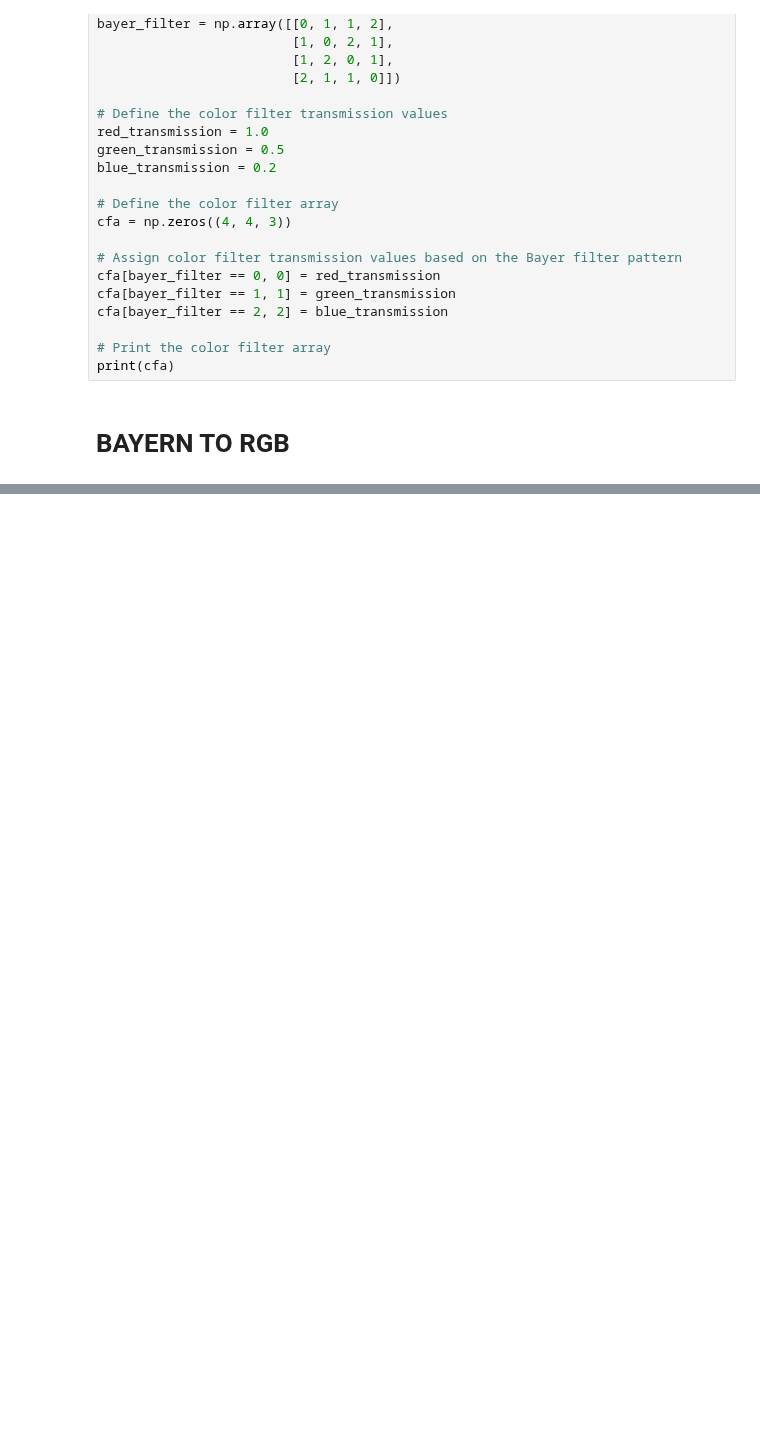
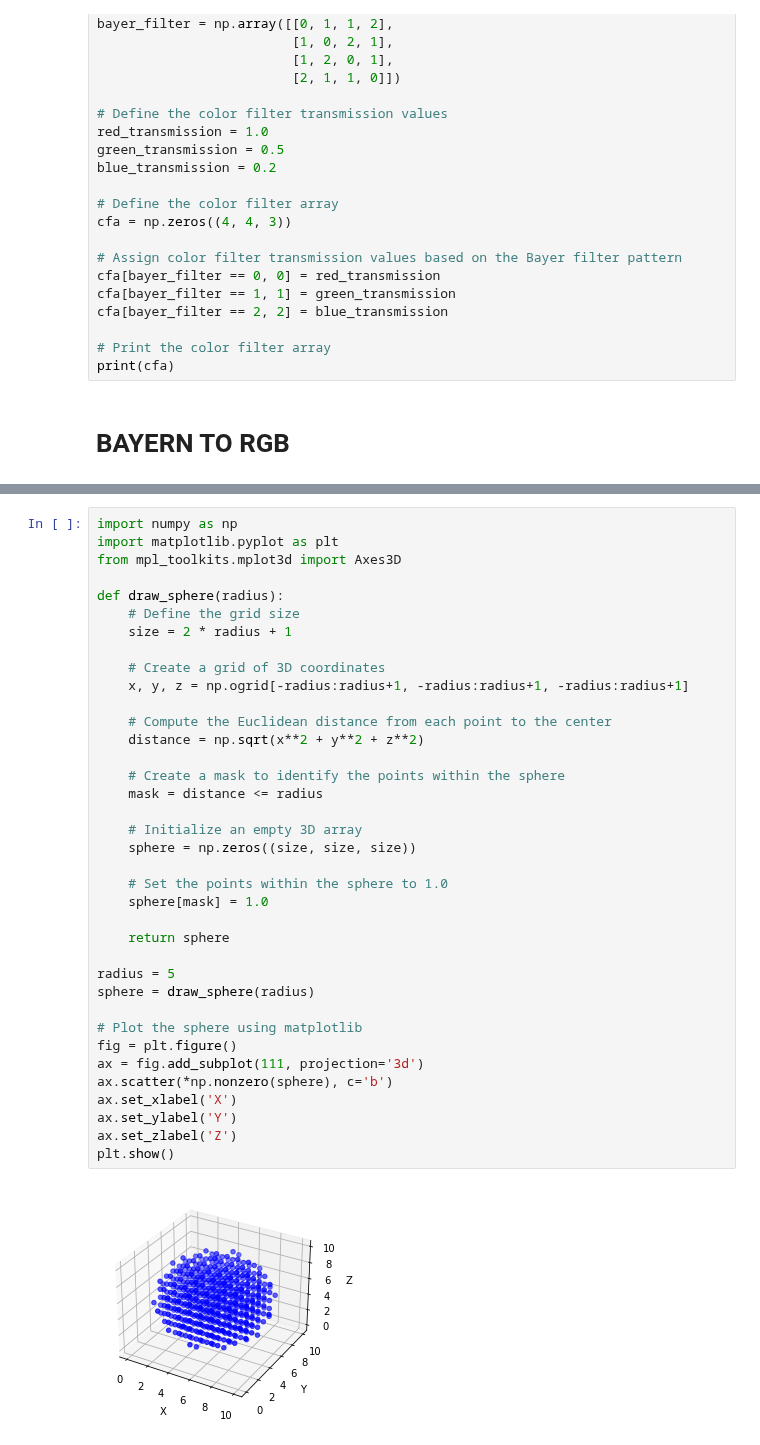
Before and after one commit to jufgutierrezgo/rs-vlc-model, a Jupyter notebook: functions.ipynb, the cells around one changed output, grey strips where cells are left out. Drawn from its saved outputs; the diff is of its cells as text; blank space fills up the shorter version.

```diff
--- a/functions.ipynb
+++ b/functions.ipynb
@@ -368,0 +369,39 @@ AttributeError: module 'cv2.cv2' has no attribute 'COLOR_BayerGBRG2BGR'
+# %%
+import numpy as np
+import matplotlib.pyplot as plt
+from mpl_toolkits.mplot3d import Axes3D
+
+def draw_sphere(radius):
+    # Define the grid size
+    size = 2 * radius + 1
+
+    # Create a grid of 3D coordinates
+    x, y, z = np.ogrid[-radius:radius+1, -radius:radius+1, -radius:radius+1]
+
+    # Compute the Euclidean distance from each point to the center
+    distance = np.sqrt(x**2 + y**2 + z**2)
+
+    # Create a mask to identify the points within the sphere
+    mask = distance <= radius
+
+    # Initialize an empty 3D array
+    sphere = np.zeros((size, size, size))
+
+    # Set the points within the sphere to 1.0
+    sphere[mask] = 1.0
+
+    return sphere
+
+radius = 5
+sphere = draw_sphere(radius)
+
+# Plot the sphere using matplotlib
+fig = plt.figure()
+ax = fig.add_subplot(111, projection='3d')
+ax.scatter(*np.nonzero(sphere), c='b')
+ax.set_xlabel('X')
+ax.set_ylabel('Y')
+ax.set_zlabel('Z')
+plt.show()
+# %% [output]
+[figure, added]
```
Also changed, not shown: parts of 2 cells of this notebook, 4 other files.
